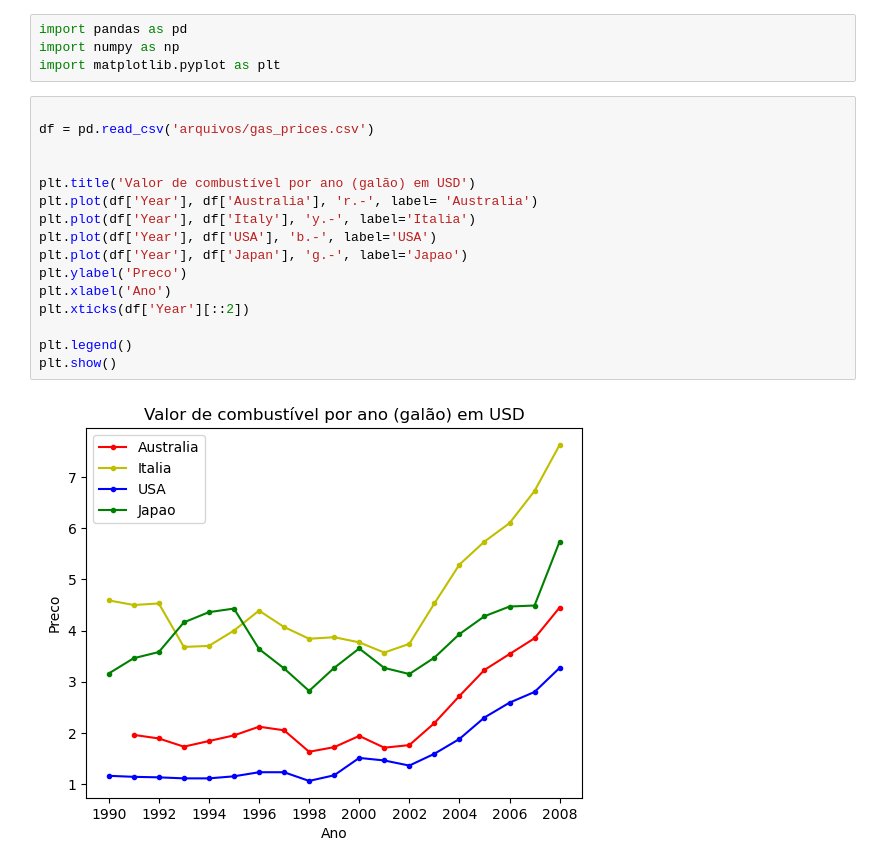
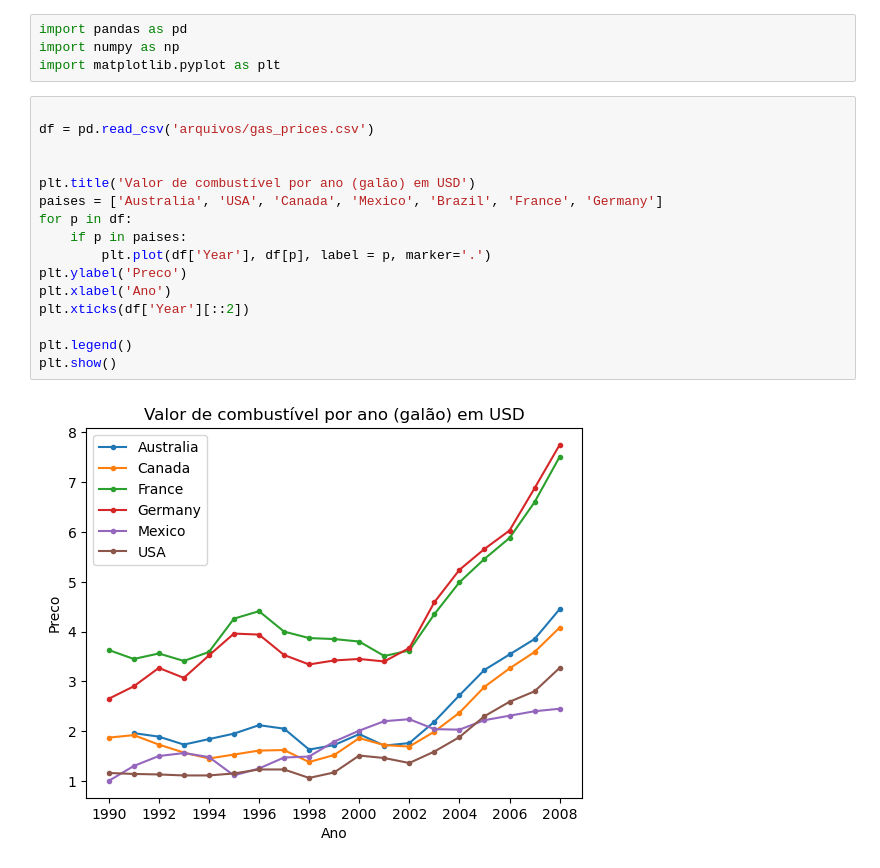
Before and after one commit to lucasmgusmao/datascience, a Jupyter notebook: Untitled.ipynb, the cells around one changed output. Cells and saved outputs as stored; diff of their text form.

```diff
--- a/Untitled.ipynb
+++ b/Untitled.ipynb
@@ -5,18 +5,18 @@ import matplotlib.pyplot as plt
 # %%
 
 df = pd.read_csv('arquivos/gas_prices.csv')
 
 
 plt.title('Valor de combustível por ano (galão) em USD')
-plt.plot(df['Year'], df['Australia'], 'r.-', label= 'Australia')
-plt.plot(df['Year'], df['Italy'], 'y.-', label='Italia')
-plt.plot(df['Year'], df['USA'], 'b.-', label='USA')
-plt.plot(df['Year'], df['Japan'], 'g.-', label='Japao')
+paises = ['Australia', 'USA', 'Canada', 'Mexico', 'Brazil', 'France', 'Germany']
+for p in df:
+    if p in paises:
+        plt.plot(df['Year'], df[p], label = p, marker='.')
 plt.ylabel('Preco')
 plt.xlabel('Ano')
 plt.xticks(df['Year'][::2])
 
 plt.legend()
 plt.show()
 # %% [output]
-[figure, old version]
+[figure, new version]
```
